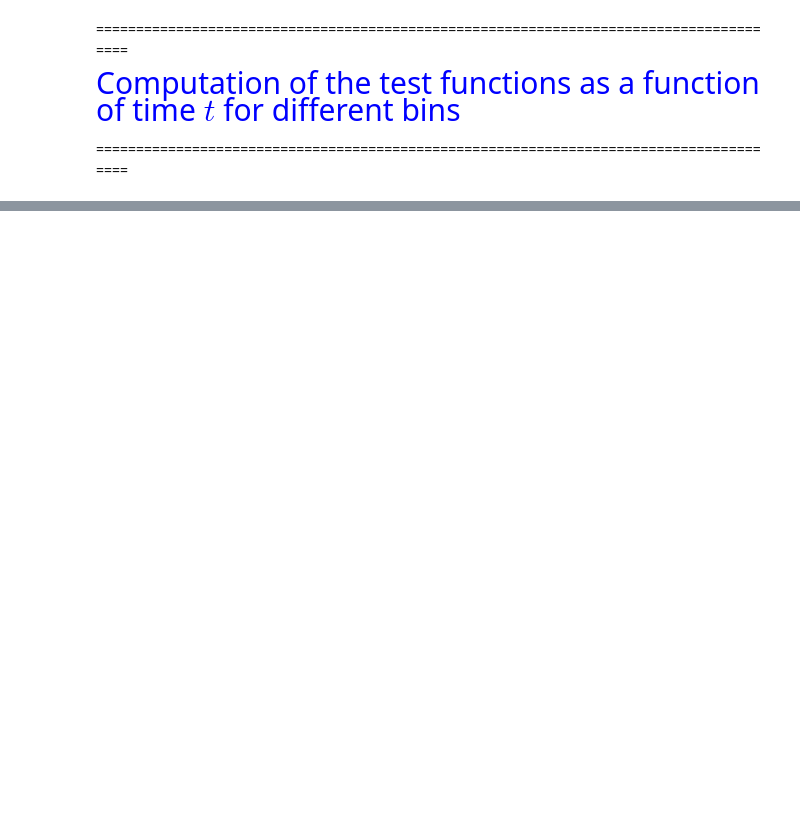
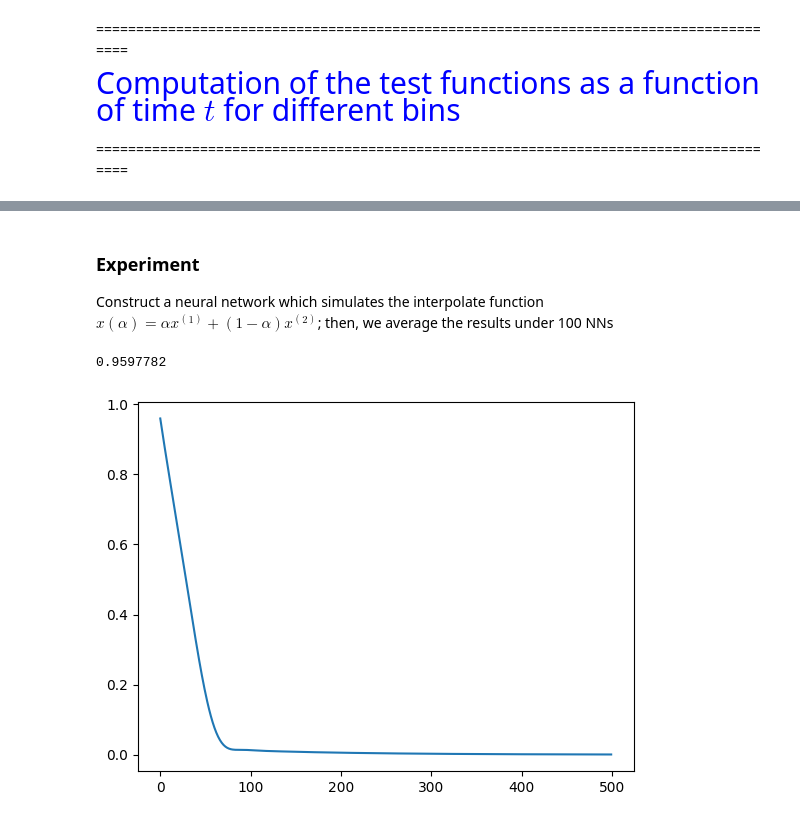
Before and after one commit to Manuel1711/Neural-Networks, a Jupyter notebook: NN_Gaussian.ipynb, the cells around one changed output, grey strips where cells are left out. Drawn from its saved outputs; the diff is of its cells as text; code cells hidden in the pictures; blank space fills up the shorter version.

```diff
--- a/NN_Gaussian.ipynb
+++ b/NN_Gaussian.ipynb
@@ -502,0 +510,74 @@ tf.Tensor(
+# %% [markdown]
+### Experiment
+
+Construct a neural network which simulates the interpolate function $x(\alpha) = \alpha x^{(1)} + (1-\alpha) x^{(2)}$; then, we average the results under 100 NNs
+# %%
+xx1 = tf.constant([-1.0, -1.0])
+xx2 = tf.constant([1.0, 1.0])
+
+def interp(_alpha):
+    condition1 = tf.reduce_all((_alpha <= 1) & (_alpha >= 0))
+    condition2 = tf.reduce_all(_alpha > 1)
+    condition3 = tf.reduce_all(_alpha < 0)
+
+    result = tf.where(condition1, _alpha * xx1 + (1 - _alpha) * xx2, tf.where(condition2, xx1, xx2))
+    return result
+
+
+Mu = 0.
+STD = 1. #np.sqrt(1.5)
+Nboot = 100
+depth = 3
+input_size = 1
+hidden_size = 16
+output_size = 1
+eta = 0.01
+
+lsizes = np.concatenate(([input_size], np.repeat(hidden_size, depth-1), [output_size]))
+#print(lsizes)
+
+for i in range(Nboot):
+    for l in range(depth):
+        Ws[i, l], Bs[i, l] = initialization(lsizes[l], lsizes[l+1], Mu, STD / lsizes[l], l)
+        #print(l, Ws[i,l].shape)
+
+#loss_fun = tf.losses.mean_squared_error()
+# Nin = 2
+
+losses = []
+
+i = 0
+alpha_train = tf.random.uniform(shape=(Nboot,1,1), minval=-2, maxval=3, dtype=tf.float32)
+x_train = interp(alpha_train)
+
+# Optimizer definition
+optimizer = tf.keras.optimizers.Adam()
+
+# Train function
+@tf.function
+def train_step(X, Y):
+    with tf.GradientTape() as tape:
+        Z, gradients = forward(X, i, tf.nn.tanh, depth)
+        loss = tf.losses.mean_squared_error(Z, x_train)  # Define loss func using Z and x_train
+
+    variables = [param for param in [Ws[i, j] for j in range(depth)] + [Bs[i, j] for j in range(depth)]]
+    gradients = tape.gradient(loss, variables)
+    optimizer.apply_gradients(zip(gradients, variables))
+
+    return Z, loss
+
+# Numb of train epochs
+num_epochs = 500
+
+# Train cycle
+for epoch in range(num_epochs):
+    Z, loss = train_step(alpha_train, x_train)
+    mean_value = tf.reduce_mean(loss)
+    losses.append(mean_value.numpy())
+
+print(losses[0])
+plt.plot(losses)
+plt.show()
+# %% [output]
+0.9597782
+[figure, added]
```
Also changed, not shown: parts of 6 cells of this notebook.
